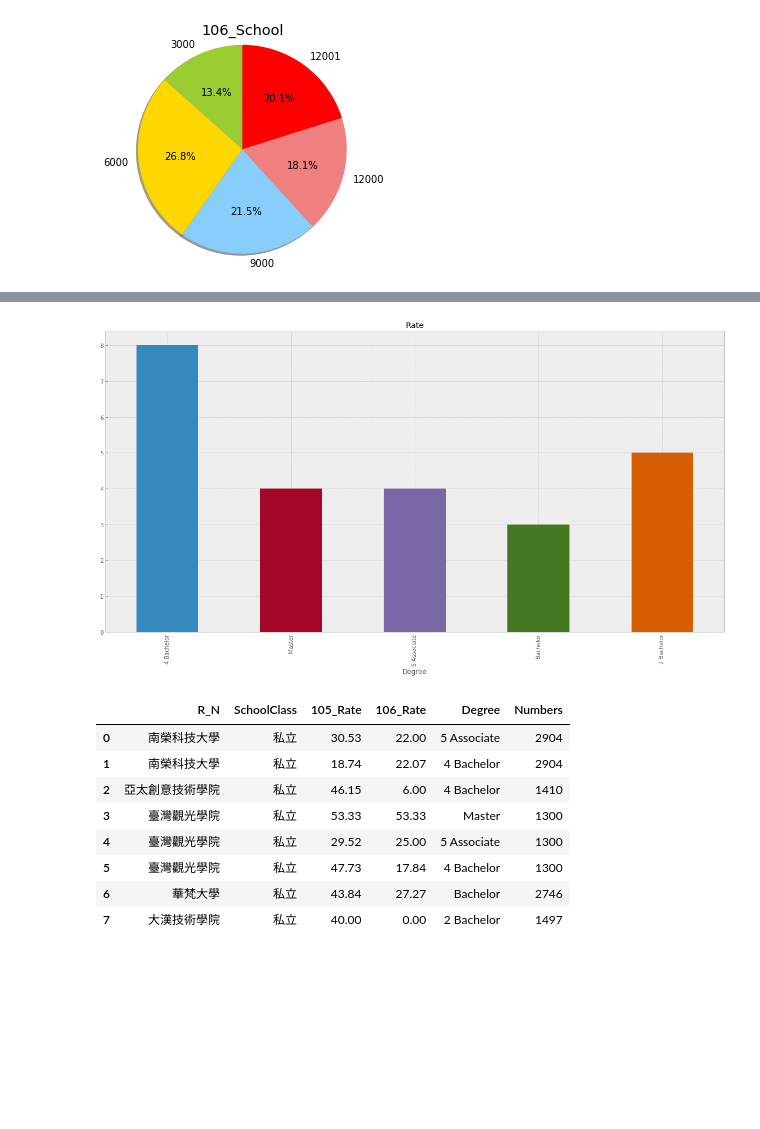
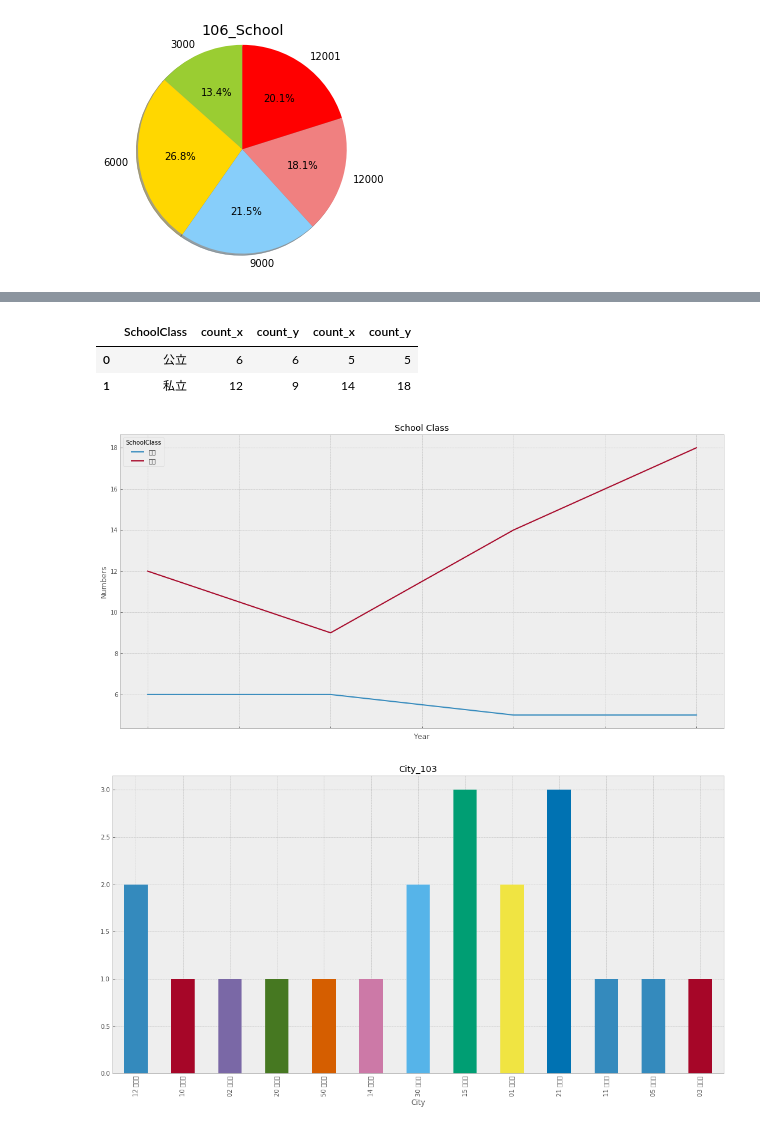
Before and after one commit to Rich0721/cloud_project, a Jupyter notebook: final_project.ipynb, the cells around one changed output, grey strips where cells are left out. Cells and saved outputs as stored; diff of their text form; code cells hidden in the pictures; blank space fills up the shorter version.

```diff
--- a/final_project.ipynb
+++ b/final_project.ipynb
@@ -402,7 +498,0 @@ plt.show()
-# %%
-Less_than_3000_105 = Semester_105.filter((Semester_105["Numbers"]<=3000) & (Semester_105['SchoolClass'] == '私立') )
-Less_than_3000_105_Pandas = Less_than_3000_105.toPandas()
-Image = Less_than_3000_105.select('System').groupBy('System').count()
-
-Image_pandas = Image.toPandas().set_index("System")
-Image_pandas.T
@@ -420,5 +498,0 @@ plt.show()
-# %%
-Less_than_3000_106 = Semester_106.filter((Semester_106['Numbers']<=3000) & (Semester_106['SchoolClass']=='私立'))
-Image = Less_than_3000_106.select('System').groupBy('System').count()
-Image_pandas = Image.toPandas().set_index("System")
-Image_pandas.T
@@ -467,20 +499,37 @@ Rate.toPandas()
-# %%
-Rate_count_Pandas['count'].plot(kind='bar', title='Rate',figsize=(20,10))
-plt.savefig(os.path.join(save_path,"fig-4.png"))
-plt.show()
-# %% [output]
-[figure, removed]
-# %%
-Name_less_than = Rate.join(Numbers_Name_105, Rate.R_N == Numbers_Name_105.Name, 'inner')
-Name_less_than = Name_less_than.join(Numbers_Name_106 , Name_less_than.R_N ==Numbers_Name_106.Name, 'inner')
-Name_less_than.select('R_N','SchoolClass','105_Rate','106_Rate','Degree','Numbers').toPandas()
-# %% [output]
-|  | R_N | SchoolClass | 105_Rate | 106_Rate | Degree | Numbers |
-| 0 | 南榮科技大學 | 私立 | 30.53 | 22.00 | 5 Associate | 2904 |
-| 1 | 南榮科技大學 | 私立 | 18.74 | 22.07 | 4 Bachelor | 2904 |
-| 2 | 亞太創意技術學院 | 私立 | 46.15 | 6.00 | 4 Bachelor | 1410 |
-| 3 | 臺灣觀光學院 | 私立 | 53.33 | 53.33 | Master | 1300 |
-| 4 | 臺灣觀光學院 | 私立 | 29.52 | 25.00 | 5 Associate | 1300 |
-| 5 | 臺灣觀光學院 | 私立 | 47.73 | 17.84 | 4 Bachelor | 1300 |
-| 6 | 華梵大學 | 私立 | 43.84 | 27.27 | Bachelor | 2746 |
-| 7 | 大漢技術學院 | 私立 | 40.00 | 0.00 | 2 Bachelor | 1497 |
+# %%
+def less_than_3000(student,registered):
+    Numbers = sqlContext.sql("""SELECT Unumber,Name,sum(studentNumber) Numbers,City
+                                FROM {}
+                                GROUP BY Unumber, Name, City""".format(student))
+    school = sqlContext.sql("""SELECT distinct Name,System, SchoolClass
+                                FROM {}""".format(registered))
+    Semester = Numbers.join(school,Numbers.Name == school.Name,"leftouter")
+    Less_than = Semester.filter((Semester["Numbers"]<=3000))
+    Image = Less_than.select('SchoolClass').groupBy('SchoolClass').count()
+    Image_pandas = Image.toPandas()
+    return Image_pandas
+# %%
+less_103 = less_than_3000('student_103','registered_103')
+less_104 = less_than_3000('student_104','registered_104')
+less_105 = less_than_3000('student_105','registered_106')
+less_106 = less_than_3000('student_106','registered_106')
+
+less = pd.merge(less_103,less_104,on=['SchoolClass'])
+less = pd.merge(less,less_105,on=['SchoolClass'])
+less = pd.merge(less,less_106,on=['SchoolClass'])
+less
+# %% [output]
+|  | SchoolClass | count_x | count_y | count_x | count_y |
+| 0 | 公立 | 6 | 6 | 5 | 5 |
+| 1 | 私立 | 12 | 9 | 14 | 18 |
+# %%
+less = less.set_index('SchoolClass').T
+less.cumsum()
+less.plot(figsize=(18,9))
+plt.ylabel("Numbers")
+plt.xlabel('Year')
+plt.title("School Class")
+plt.savefig(os.path.join(save_path,'fig-8.png'))
+plt.show()
+# %% [output]
+[figure, added]
@@ -486,0 +549,4 @@ Name_less_than.select('R_N','SchoolClass','105_Rate','106_Rate','Degree','Number
+# %%
+Image = less_than_3000_city('student_103','City_103','fig-17')
+# %% [output]
+[figure, added]
```
Also changed, not shown: parts of 50 cells of this notebook, 33 other files.
